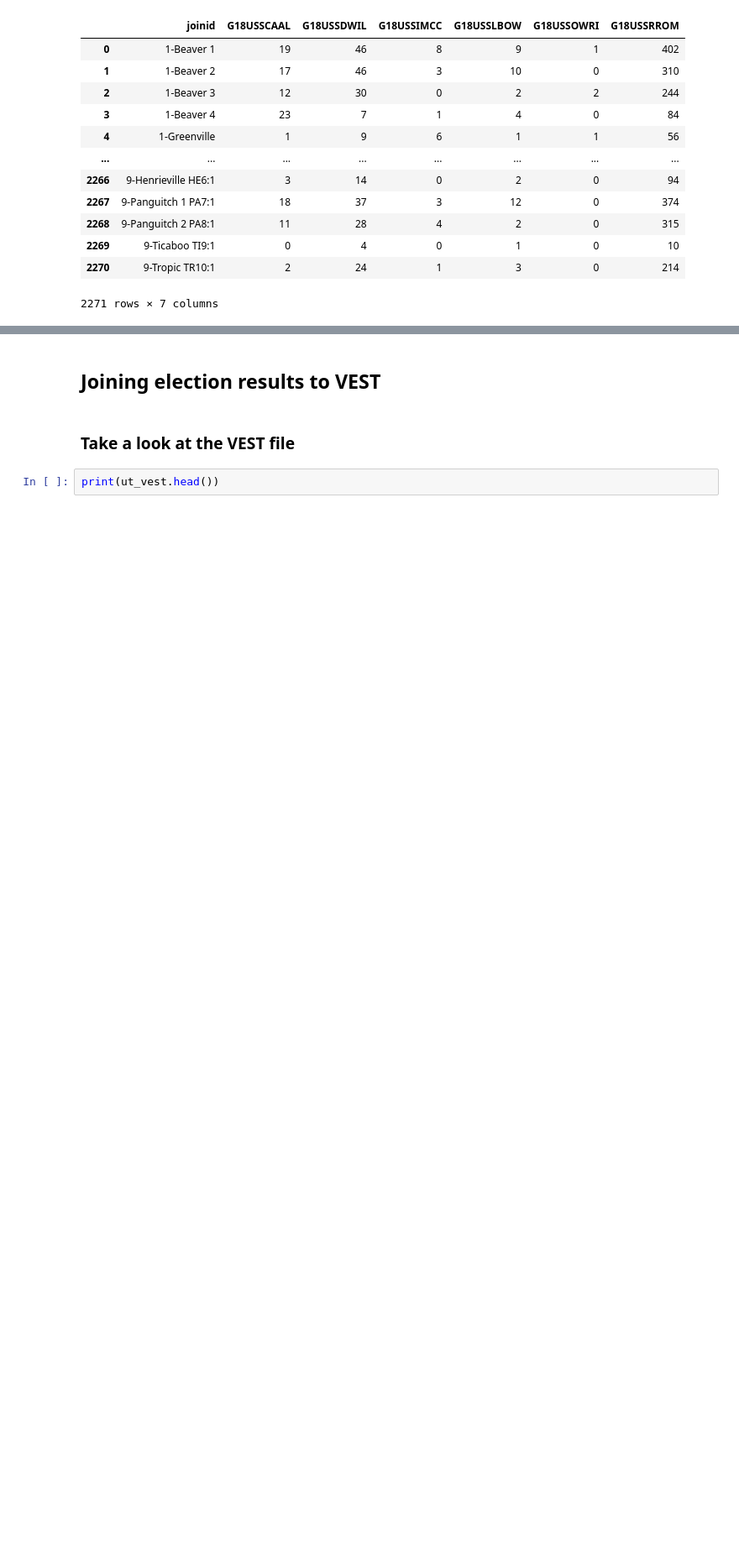
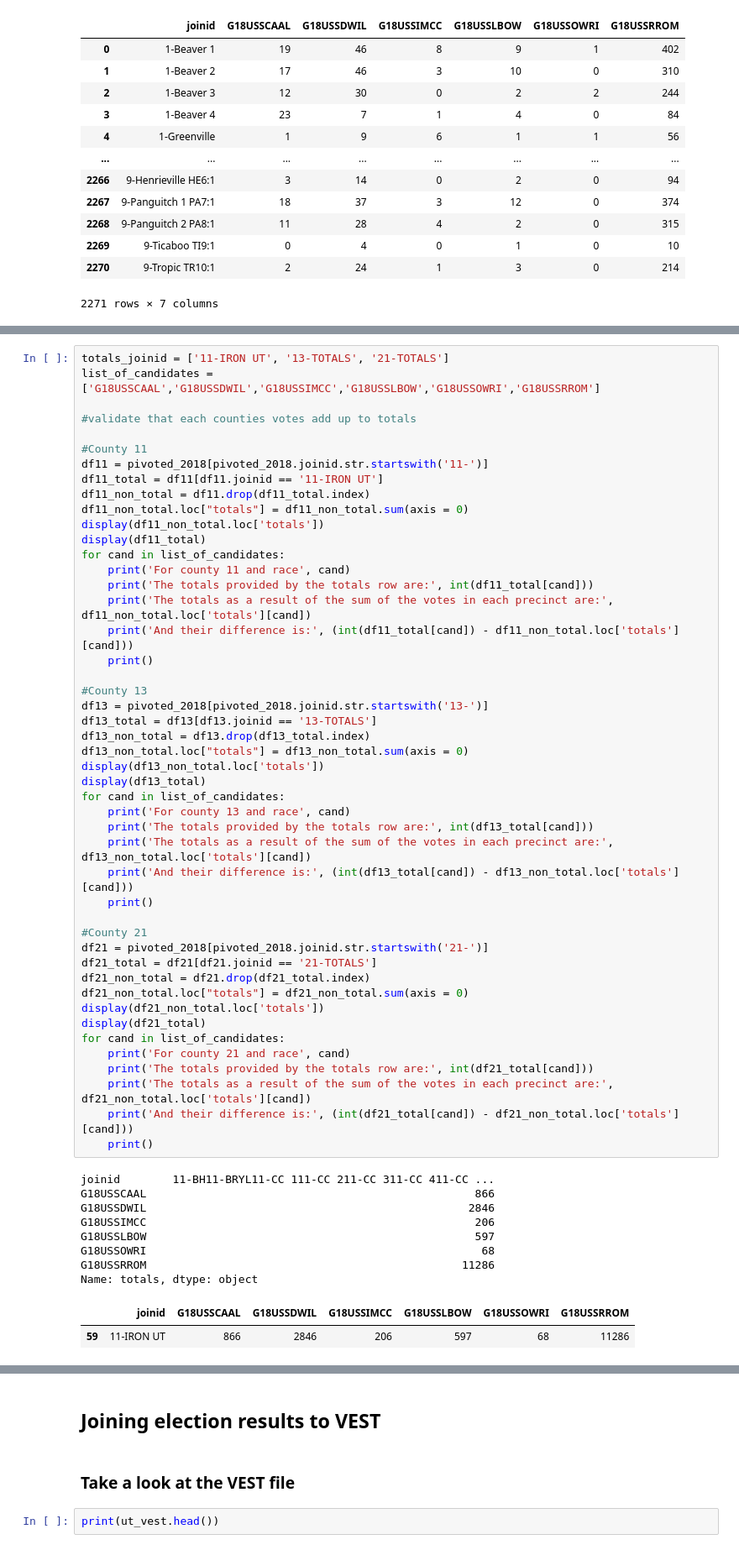
Before and after one commit to nonpartisan-redistricting-datahub/pdv-ut, a Jupyter notebook: vest-ut-2018/validation-2.ipynb, the cells around one changed output, grey strips where cells are left out. Shown: that part at 84% size. Cells and saved outputs as stored; diff of their text form; blank space fills up the shorter version.

```diff
--- a/vest-ut-2018/validation-2.ipynb
+++ b/vest-ut-2018/validation-2.ipynb
@@ -268,0 +273,58 @@ display(pivoted_2018)
+# %%
+totals_joinid = ['11-IRON UT', '13-TOTALS', '21-TOTALS']
+list_of_candidates = ['G18USSCAAL','G18USSDWIL','G18USSIMCC','G18USSLBOW','G18USSOWRI','G18USSRROM']
+
+#validate that each counties votes add up to totals
+
+#County 11
+df11 = pivoted_2018[pivoted_2018.joinid.str.startswith('11-')]
+df11_total = df11[df11.joinid == '11-IRON UT']
+df11_non_total = df11.drop(df11_total.index)
+df11_non_total.loc["totals"] = df11_non_total.sum(axis = 0)
+display(df11_non_total.loc['totals'])
+display(df11_total)
+for cand in list_of_candidates:
+    print('For county 11 and race', cand)
+    print('The totals provided by the totals row are:', int(df11_total[cand]))
+    print('The totals as a result of the sum of the votes in each precinct are:', df11_non_total.loc['totals'][cand])
+    print('And their difference is:', (int(df11_total[cand]) - df11_non_total.loc['totals'][cand]))
+    print()
+
+#County 13
+df13 = pivoted_2018[pivoted_2018.joinid.str.startswith('13-')]
+df13_total = df13[df13.joinid == '13-TOTALS']
+df13_non_total = df13.drop(df13_total.index)
+df13_non_total.loc["totals"] = df13_non_total.sum(axis = 0)
+display(df13_non_total.loc['totals'])
+display(df13_total)
+for cand in list_of_candidates:
+    print('For county 13 and race', cand)
+    print('The totals provided by the totals row are:', int(df13_total[cand]))
+    print('The totals as a result of the sum of the votes in each precinct are:', df13_non_total.loc['totals'][cand])
+    print('And their difference is:', (int(df13_total[cand]) - df13_non_total.loc['totals'][cand]))
+    print()
+
+#County 21
+df21 = pivoted_2018[pivoted_2018.joinid.str.startswith('21-')]
+df21_total = df21[df21.joinid == '21-TOTALS']
+df21_non_total = df21.drop(df21_total.index)
+df21_non_total.loc["totals"] = df21_non_total.sum(axis = 0)
+display(df21_non_total.loc['totals'])
+display(df21_total)
+for cand in list_of_candidates:
+    print('For county 21 and race', cand)
+    print('The totals provided by the totals row are:', int(df21_total[cand]))
+    print('The totals as a result of the sum of the votes in each precinct are:', df21_non_total.loc['totals'][cand])
+    print('And their difference is:', (int(df21_total[cand]) - df21_non_total.loc['totals'][cand]))
+    print()
+# %% [output]
+joinid        11-BH11-BRYL11-CC 111-CC 211-CC 311-CC 411-CC ...
+G18USSCAAL                                                  866
+G18USSDWIL                                                 2846
+G18USSIMCC                                                  206
+G18USSLBOW                                                  597
+G18USSOWRI                                                   68
+G18USSRROM                                                11286
+Name: totals, dtype: object
+|  | joinid | G18USSCAAL | G18USSDWIL | G18USSIMCC | G18USSLBOW | G18USSOWRI | G18USSRROM |
+| 59 | 11-IRON UT | 866 | 2846 | 206 | 597 | 68 | 11286 |
```
Also changed, not shown: parts of 18 cells of this notebook.
